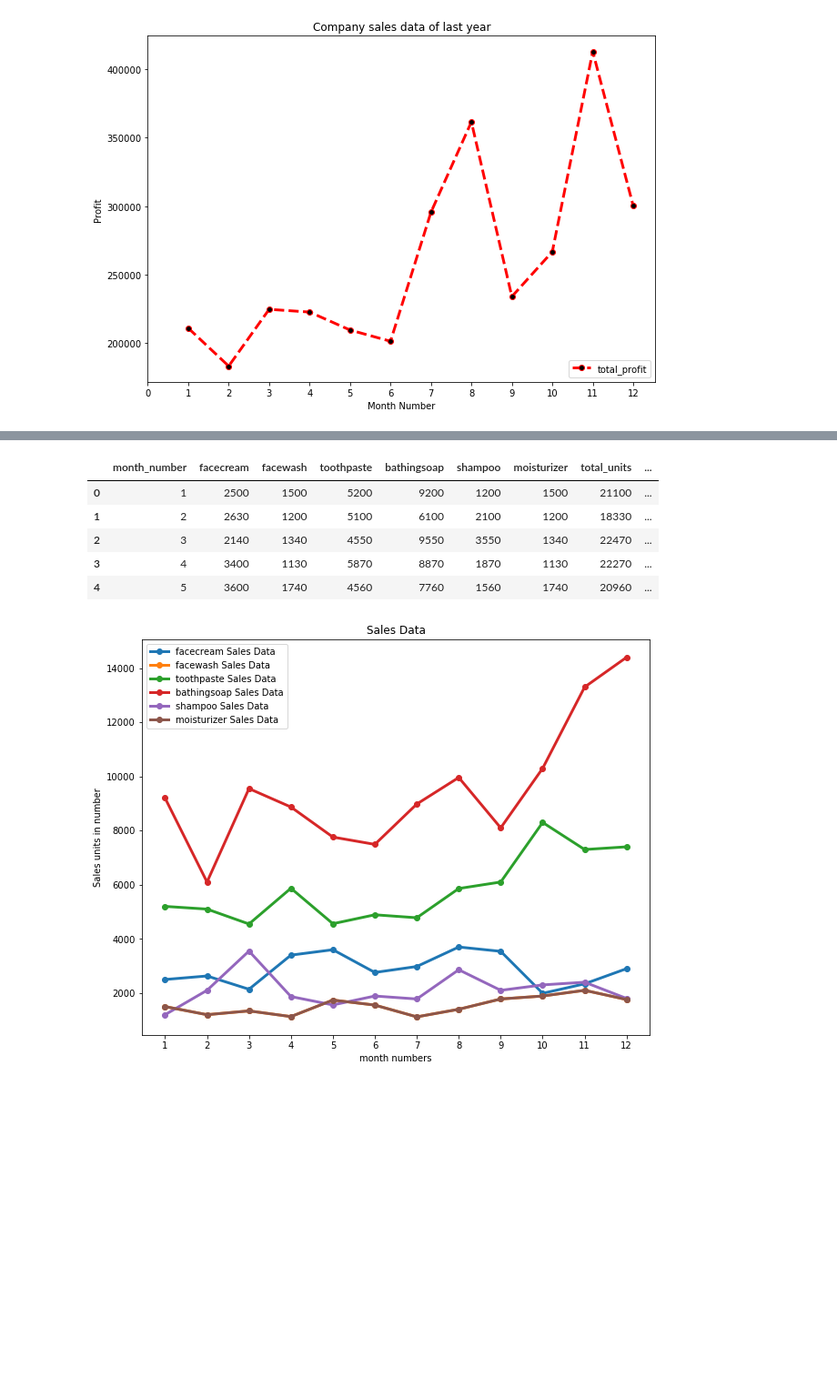
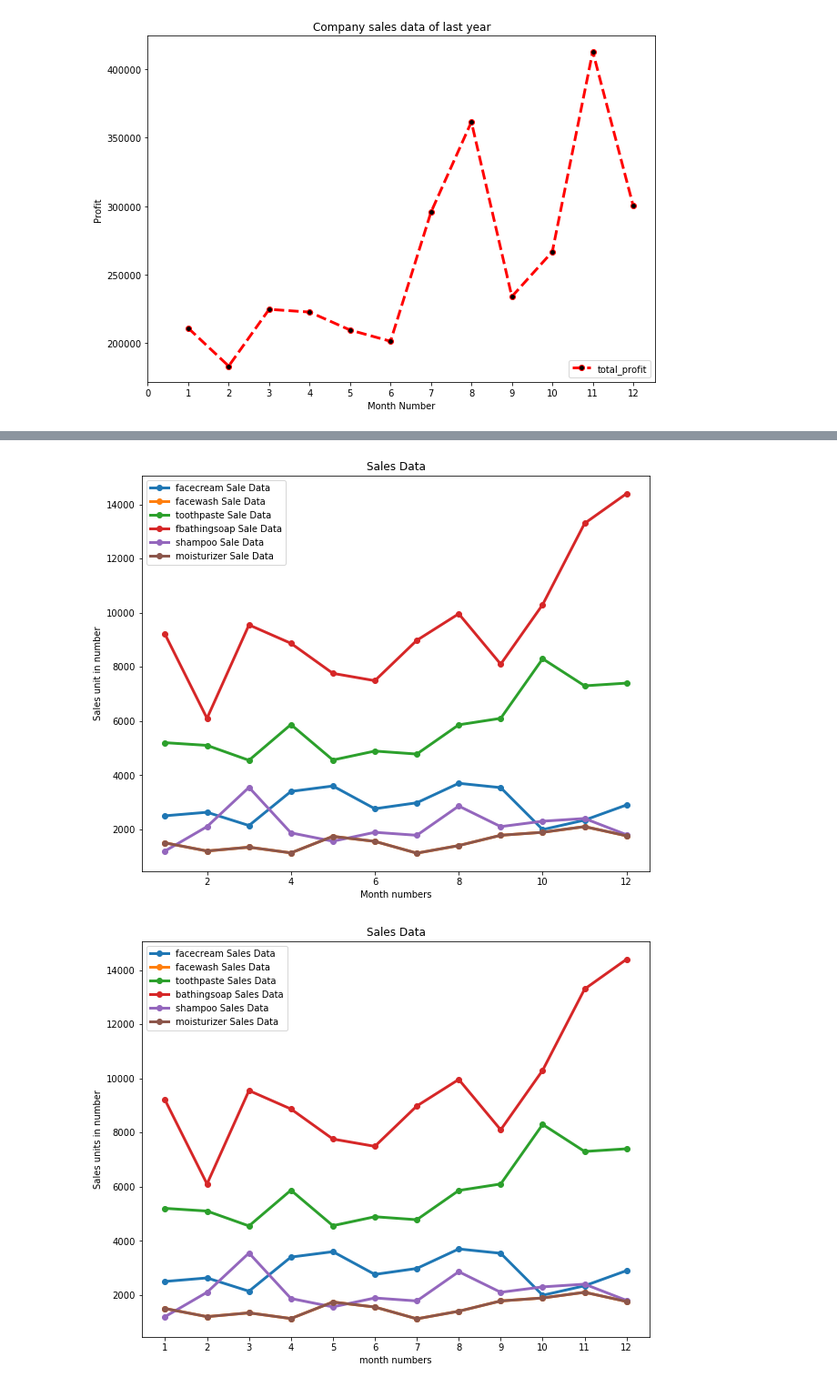
Before and after one commit to N0t10n/Strive_school, a Jupyter notebook: M1_Python/d10_Matplotlib/Matplotlib_exercises.ipynb, the cells around one changed output, grey strips where cells are left out. Shown at 91% size. Saved outputs shown, nothing was run; the diff lists cells and outputs as text; code cells hidden in the pictures; blank space fills up the shorter version.

```diff
--- a/M1_Python/d10_Matplotlib/Matplotlib_exercises.ipynb
+++ b/M1_Python/d10_Matplotlib/Matplotlib_exercises.ipynb
@@ -62,15 +60,21 @@ Display the number of units sold per month for each product using multiline plot
 
 The graph should look like this:
 ![image.png](attachment:image.png)
-# %%
-data.head()
-# %% [output]
-|  | month_number | facecream | facewash | toothpaste | bathingsoap | shampoo | moisturizer | total_units | ... |
-| 0 | 1 | 2500 | 1500 | 5200 | 9200 | 1200 | 1500 | 21100 | ... |
-| 1 | 2 | 2630 | 1200 | 5100 | 6100 | 2100 | 1200 | 18330 | ... |
-| 2 | 3 | 2140 | 1340 | 4550 | 9550 | 3550 | 1340 | 22470 | ... |
-| 3 | 4 | 3400 | 1130 | 5870 | 8870 | 1870 | 1130 | 22270 | ... |
-| 4 | 5 | 3600 | 1740 | 4560 | 7760 | 1560 | 1740 | 20960 | ... |
+# %%
+plt.figure(figsize = (10, 8))
+plt.plot(data["month_number"], data["facecream"], marker = "o", linewidth = 3, label ="facecream Sale Data")
+plt.plot(data["month_number"], data["facewash"], marker = "o", linewidth = 3, label = "facewash Sale Data")
+plt.plot(data["month_number"], data["toothpaste"], marker = "o", linewidth = 3, label = "toothpaste Sale Data")
+plt.plot(data["month_number"], data["bathingsoap"], marker = "o", linewidth = 3, label = "fbathingsoap Sale Data")
+plt.plot(data["month_number"], data["shampoo"], marker = "o", linewidth = 3, label = "shampoo Sale Data")
+plt.plot(data["month_number"], data["moisturizer"], marker = "o", linewidth = 3, label = "moisturizer Sale Data")
+plt.title("Sales Data")
+plt.xlabel("Month numbers")
+plt.ylabel("Sales unit in number")
+plt.legend(loc = "upper left")
+plt.show()
+# %% [output]
+[figure, added]
 # %%
 # Write your code here
 fig, ax = plt.subplots(figsize=(10,8))
```
Also changed, not shown: parts of 3 cells of this notebook.
